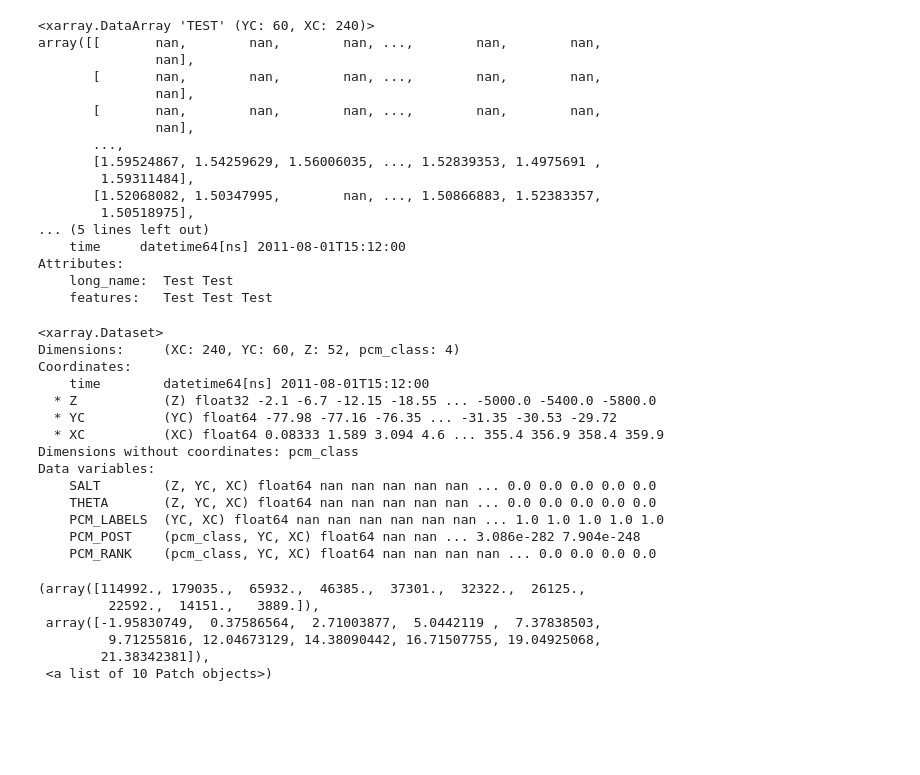
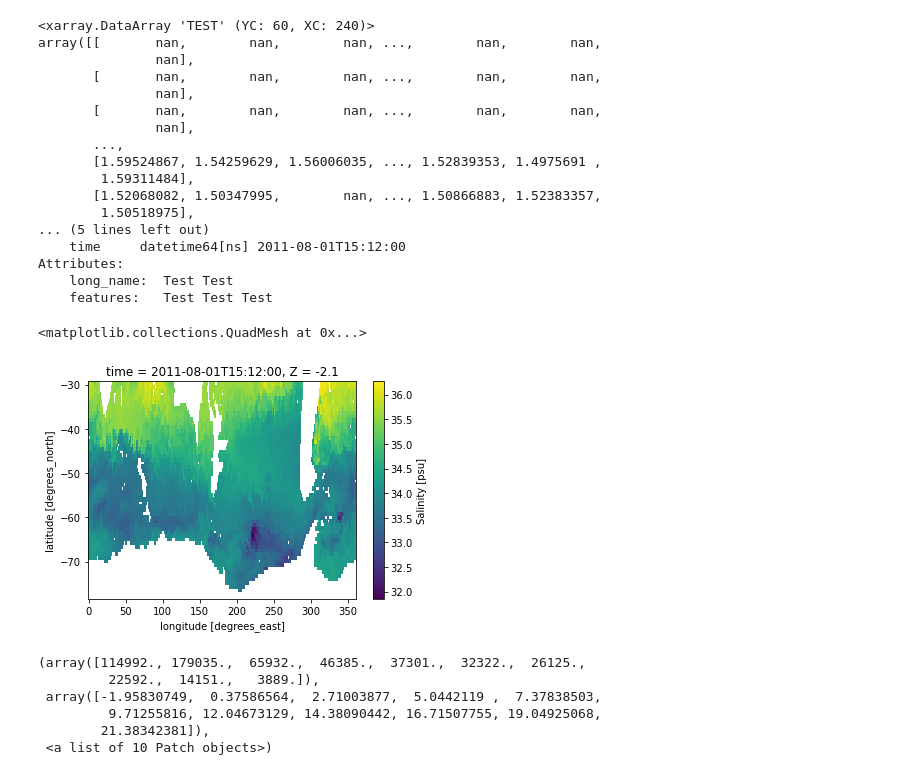
Before and after one commit to sdat2/pyxpcm, a Jupyter notebook: old-ipynb/get_i_metric.ipynb, the cells around one changed output. Cells and saved outputs as stored; diff of their text form; code cells hidden in the pictures; blank space fills up the shorter version.

```diff
--- a/old-ipynb/get_i_metric.ipynb
+++ b/old-ipynb/get_i_metric.ipynb
@@ -216,23 +216,11 @@ array([[       nan,        nan,        nan, ...,        nan,        nan,
 Attributes:
     long_name:  Test Test
     features:   Test Test Test
-# %%
-ds
-# %% [output]
-<xarray.Dataset>
-Dimensions:     (XC: 240, YC: 60, Z: 52, pcm_class: 4)
-Coordinates:
-    time        datetime64[ns] 2011-08-01T15:12:00
-  * Z           (Z) float32 -2.1 -6.7 -12.15 -18.55 ... -5000.0 -5400.0 -5800.0
-  * YC          (YC) float64 -77.98 -77.16 -76.35 ... -31.35 -30.53 -29.72
-  * XC          (XC) float64 0.08333 1.589 3.094 4.6 ... 355.4 356.9 358.4 359.9
-Dimensions without coordinates: pcm_class
-Data variables:
-    SALT        (Z, YC, XC) float64 nan nan nan nan nan ... 0.0 0.0 0.0 0.0 0.0
-    THETA       (Z, YC, XC) float64 nan nan nan nan nan ... 0.0 0.0 0.0 0.0 0.0
-    PCM_LABELS  (YC, XC) float64 nan nan nan nan nan nan ... 1.0 1.0 1.0 1.0 1.0
-    PCM_POST    (pcm_class, YC, XC) float64 nan nan ... 3.086e-282 7.904e-248
-    PCM_RANK    (pcm_class, YC, XC) float64 nan nan nan nan ... 0.0 0.0 0.0 0.0
+# %%
+ds.SALT.isel(Z=0).plot()
+# %% [output]
+<matplotlib.collections.QuadMesh at 0x...>
+[figure, added]
 # %%
 ds.THETA.plot()
 # %% [output]
```
Also changed, not shown: 3 other files.
